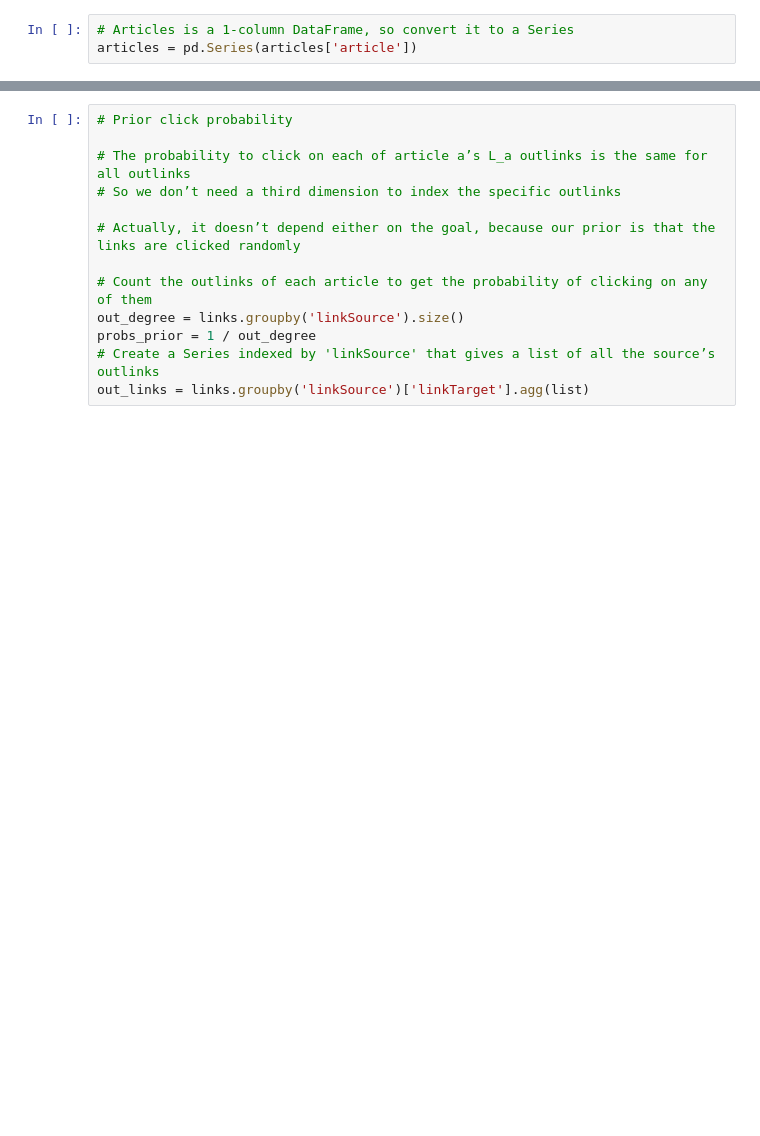
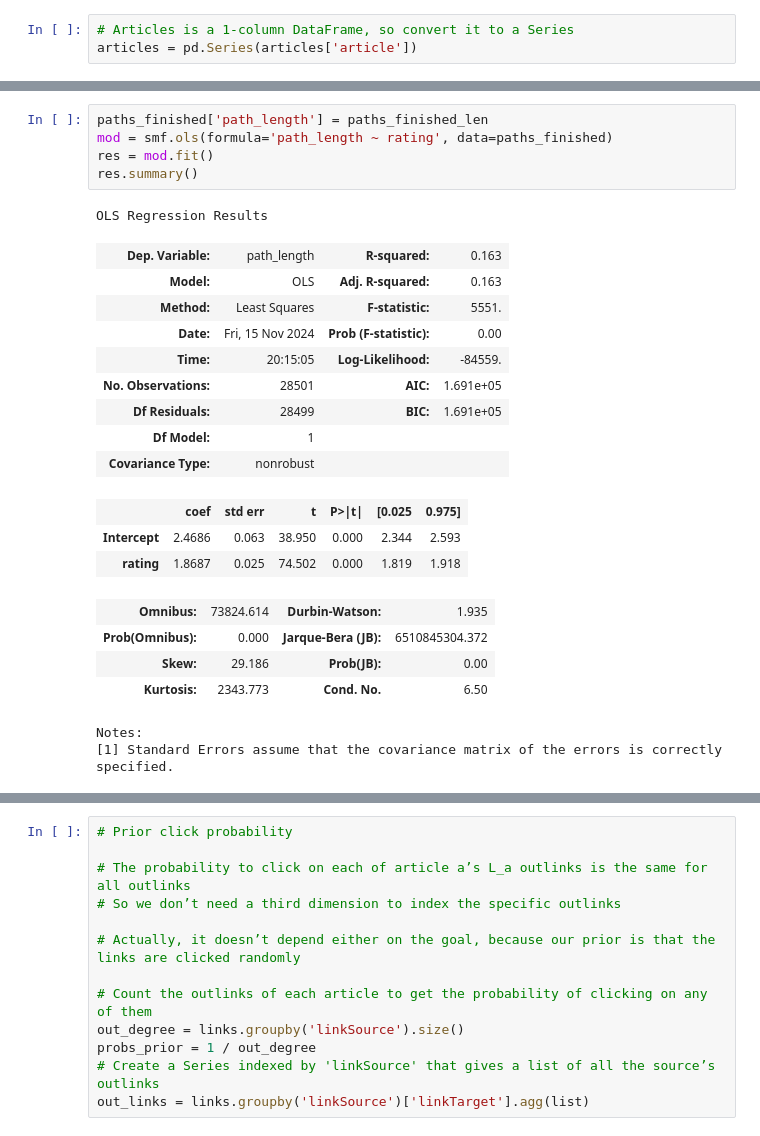
Before and after one commit to epfl-ada/ada-2024-project-adaspeedia, a Jupyter notebook: results.ipynb, the cells around one changed output, grey strips where cells are left out. Saved outputs shown, nothing was run; the diff lists cells and outputs as text; blank space fills up the shorter version.

```diff
--- a/results.ipynb
+++ b/results.ipynb
@@ -33,3 +76,28 @@ articles = pd.Series(articles['article'])
+# %%
+paths_finished['path_length'] = paths_finished_len
+mod = smf.ols(formula='path_length ~ rating', data=paths_finished)
+res = mod.fit()
+res.summary()
+# %% [output]
+OLS Regression Results
+| Dep. Variable: | path_length | R-squared: | 0.163 |
+| Model: | OLS | Adj. R-squared: | 0.163 |
+| Method: | Least Squares | F-statistic: | 5551. |
+| Date: | Fri, 15 Nov 2024 | Prob (F-statistic): | 0.00 |
+| Time: | 20:15:05 | Log-Likelihood: | -84559. |
+| No. Observations: | 28501 | AIC: | 1.691e+05 |
+| Df Residuals: | 28499 | BIC: | 1.691e+05 |
+| Df Model: | 1 |  |  |
+| Covariance Type: | nonrobust |  |  |
+|  | coef | std err | t | P>|t| | [0.025 | 0.975] |
+| Intercept | 2.4686 | 0.063 | 38.950 | 0.000 | 2.344 | 2.593 |
+| rating | 1.8687 | 0.025 | 74.502 | 0.000 | 1.819 | 1.918 |
+| Omnibus: | 73824.614 | Durbin-Watson: | 1.935 |
+| Prob(Omnibus): | 0.000 | Jarque-Bera (JB): | 6510845304.372 |
+| Skew: | 29.186 | Prob(JB): | 0.00 |
+| Kurtosis: | 2343.773 | Cond. No. | 6.50 |
+Notes:
+[1] Standard Errors assume that the covariance matrix of the errors is correctly specified.
 # %% [markdown]
 ## 2. Compute probabilities and entropies
 
```
Also changed, not shown: parts of 6 cells of this notebook, 3 other files.
